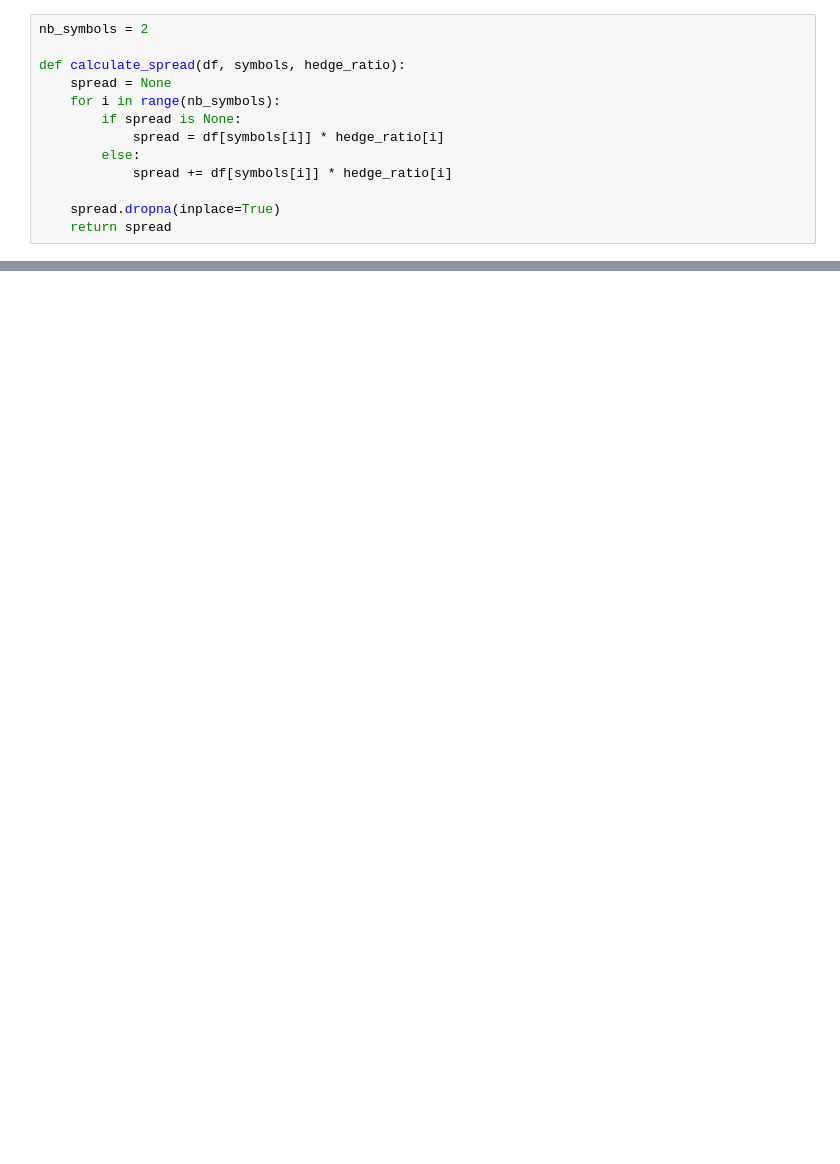
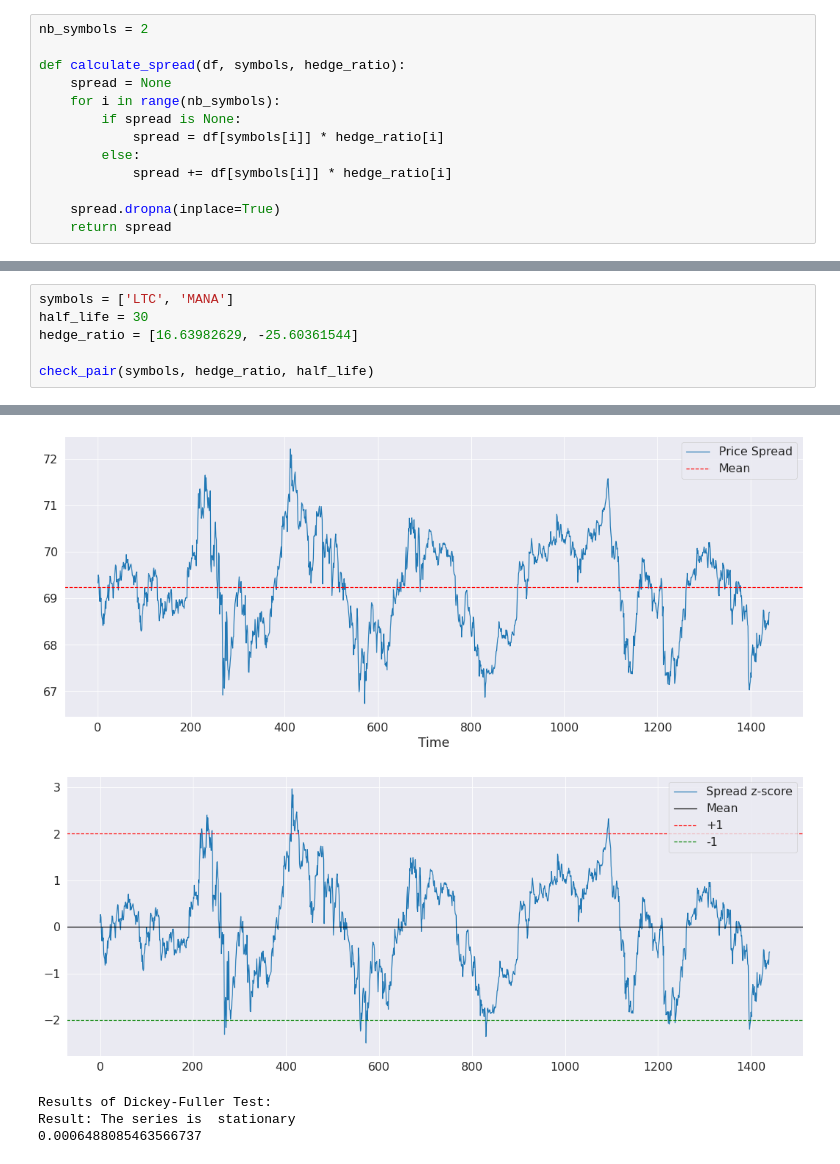
Before and after one commit to beannguyen/crypto-pair-trading, a Jupyter notebook: src/live/Check Pair with Hurst.ipynb, the cells around one changed output, grey strips where cells are left out. Cells and saved outputs as stored; diff of their text form; blank space fills up the shorter version.

```diff
--- a/src/live/Check Pair with Hurst.ipynb
+++ b/src/live/Check Pair with Hurst.ipynb
@@ -239,0 +207,7 @@ Result: The series is  stationary
+# %%
+symbols = ['LTC', 'MANA']
+half_life = 30
+hedge_ratio = [16.63982629, -25.60361544]
+
+check_pair(symbols, hedge_ratio, half_life)
+# %% [output]
@@ -239,0 +215,5 @@ Result: The series is  stationary
+[figure, added]
+[figure, added]
+Results of Dickey-Fuller Test:
+Result: The series is  stationary
+0.0006488085463566737
```
Also changed, not shown: parts of 7 cells of this notebook, 3 other files.
